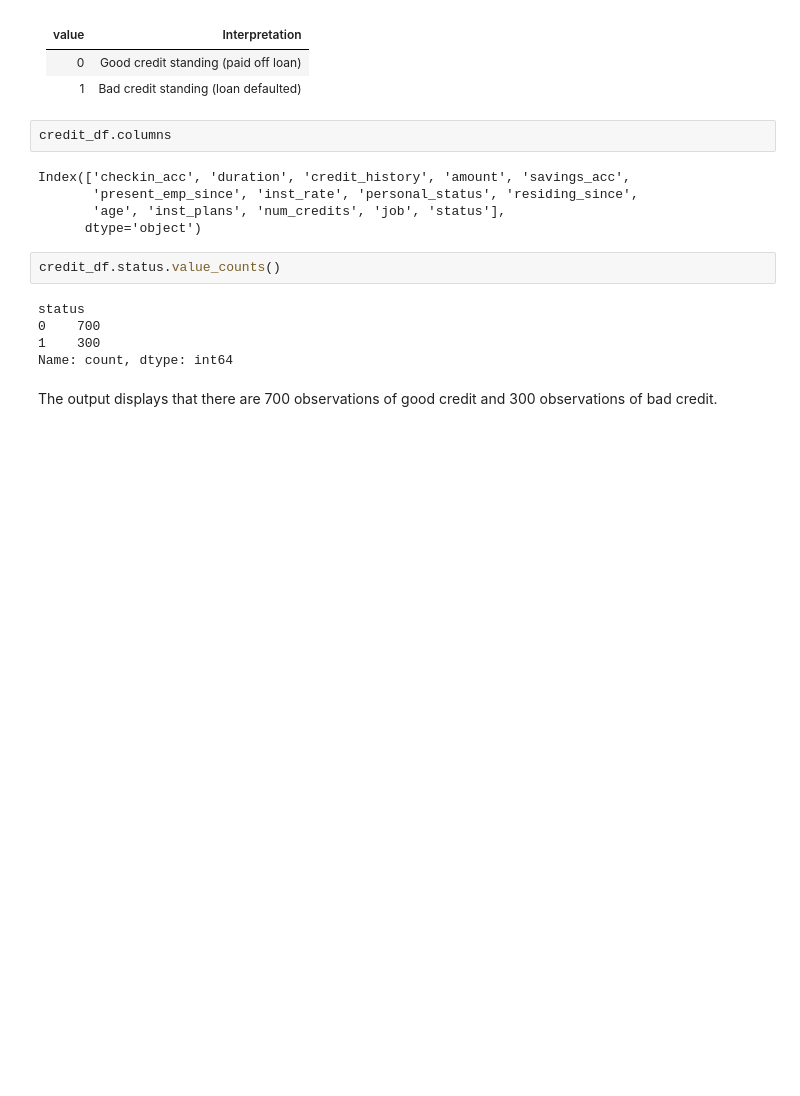
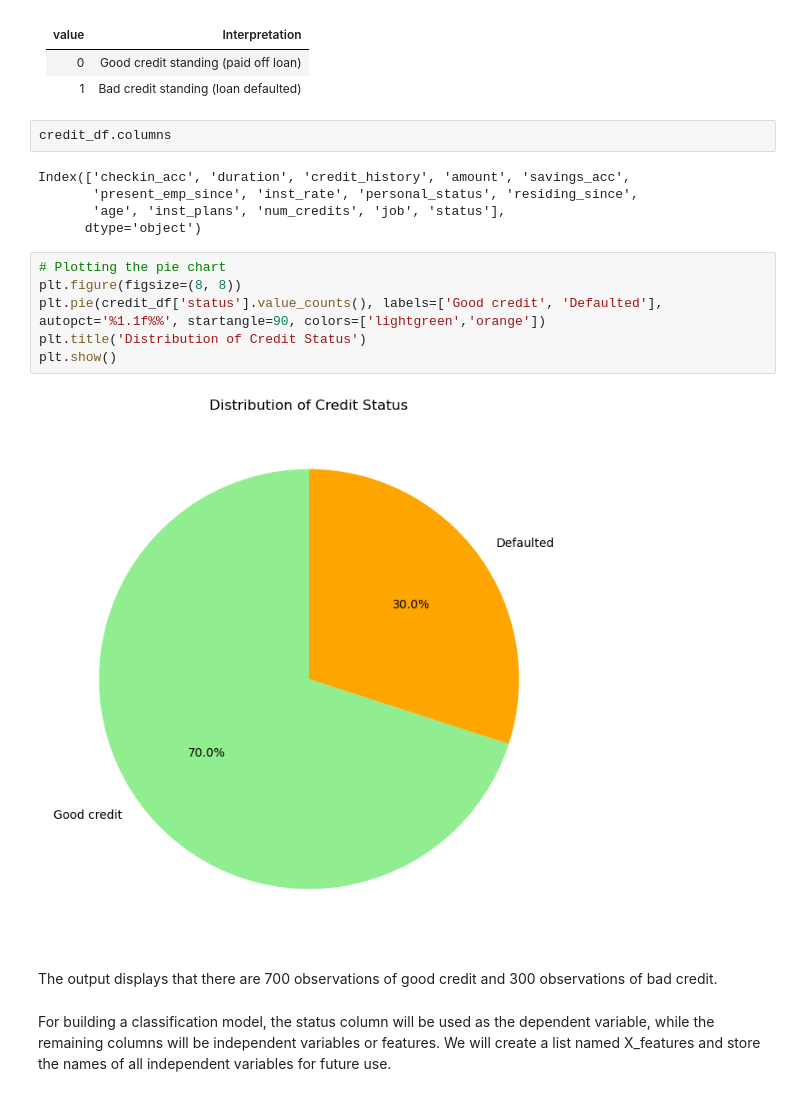
Before and after one commit to arunp77/Machine-Learning, a Jupyter notebook: Projects-ML/Reg-models/Classification-regression.ipynb, the cells around one changed output. Drawn from its saved outputs; the diff is of its cells as text; blank space fills up the shorter version.

Commit message:
Classification

```diff
--- a/Projects-ML/Reg-models/Classification-regression.ipynb
+++ b/Projects-ML/Reg-models/Classification-regression.ipynb
@@ -197,12 +204,16 @@ Index(['checkin_acc', 'duration', 'credit_history', 'amount', 'savings_acc',
        'present_emp_since', 'inst_rate', 'personal_status', 'residing_since',
        'age', 'inst_plans', 'num_credits', 'job', 'status'],
       dtype='object')
-# %%
-credit_df.status.value_counts()
-# %% [output]
-status
-0    700
-1    300
-Name: count, dtype: int64
+# %%
+# Plotting the pie chart
+plt.figure(figsize=(8, 8))
+plt.pie(credit_df['status'].value_counts(), labels=['Good credit', 'Defaulted'], autopct='%1.1f%%', startangle=90, colors=['lightgreen','orange'])
+plt.title('Distribution of Credit Status')
+plt.show()
+# %% [output]
+[figure, added]
 # %% [markdown]
 The output displays that there are 700 observations of good credit and 300 observations of bad credit.
+# %% [markdown]
+For building a classification model, the status column will be used as the dependent variable, while
+the remaining columns will be independent variables or features. We will create a list named X_features and store the names of all independent variables for future use.
```
Also changed, not shown: parts of 15 cells of this notebook, 1 other file.
